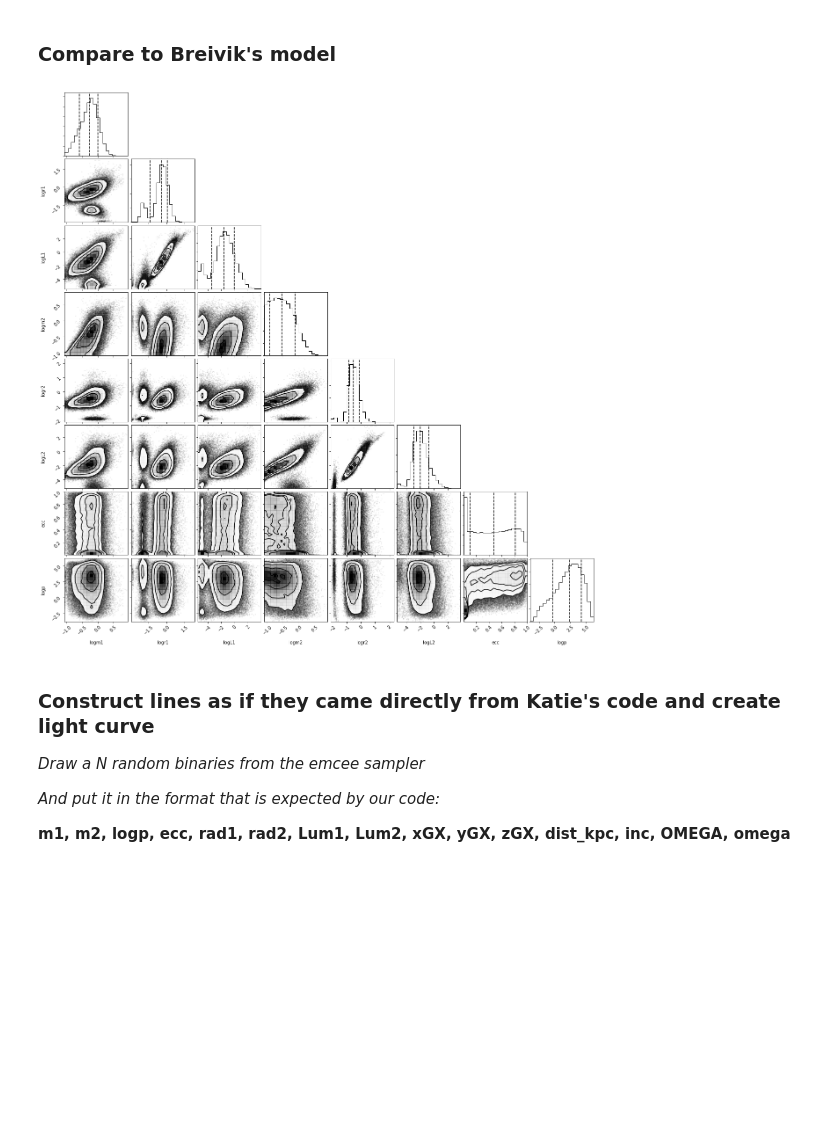
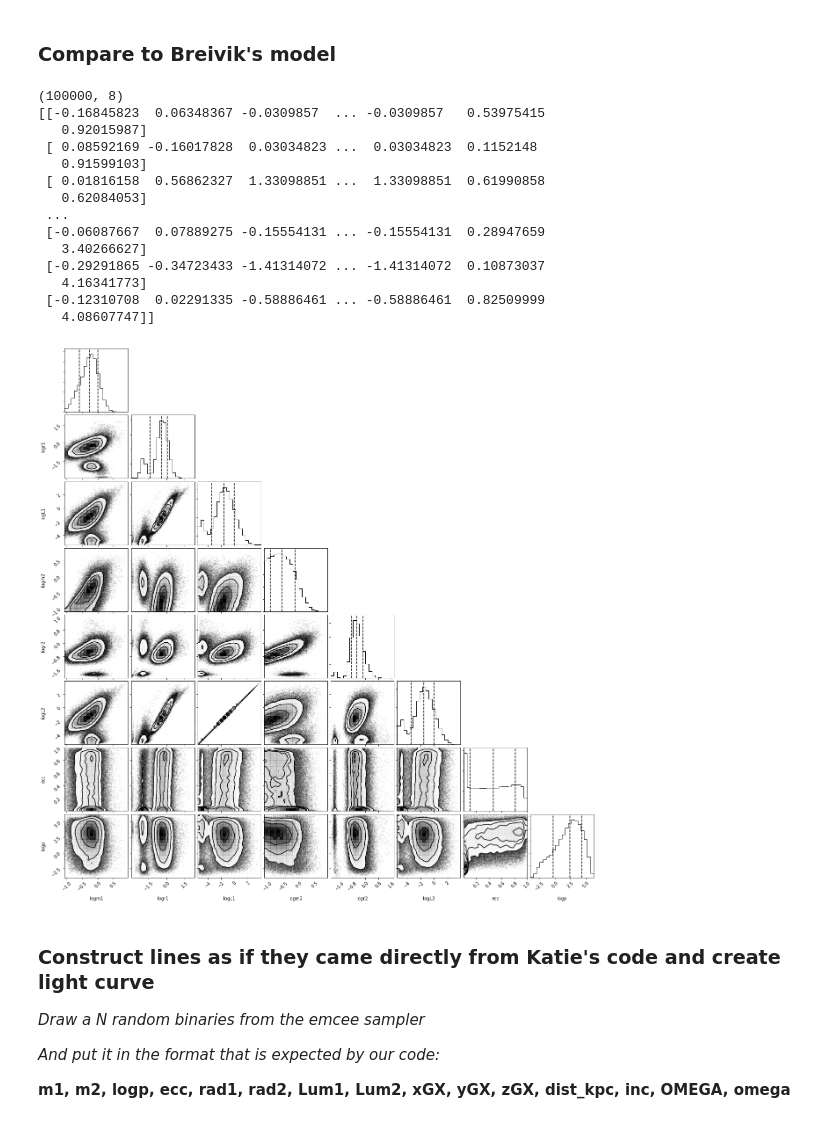
Before and after one commit to avapolzin/EBLSST, a Jupyter notebook: testing/TRILEGAL/getTRILEGAL.ipynb, the cells around one changed output. Saved outputs shown, nothing was run; the diff lists cells and outputs as text; code cells hidden in the pictures; blank space fills up the shorter version.

Commit message:
fixed my mistake in log for r and L in Breivik output

```diff
--- a/testing/TRILEGAL/getTRILEGAL.ipynb
+++ b/testing/TRILEGAL/getTRILEGAL.ipynb
@@ -379,26 +417,44 @@ TypeError: '<=' not supported between instances of 'float' and 'NoneType'
 # %% [markdown]
 ### Compare to Breivik's model
 # %%
-paramsNames = ['m1', 'logr1', 'logL1', 'm2', 'logr2', 'logL2', 'ecc', 'logp']
+paramsNames = ['m1', 'r1', 'L1', 'm2', 'r2', 'L1', 'ecc', 'logp']
 outNames = ['logm1', 'logr1', 'logL1', 'logm2', 'logr2', 'logL2', 'ecc', 'logp']
 reNames = {}
 for x,y in zip(paramsNames, outNames):
     reNames[x] = y
 
 BreivikBin = g.GxSample(int(1e5))
 
-check = pd.concat( [ BreivikBin[paramsNames[0]].apply(np.log10),
-                    BreivikBin[paramsNames[1:2]],
+check = pd.concat( [BreivikBin[paramsNames[0]].apply(np.log10),
+                    BreivikBin[paramsNames[1]].apply(np.log10),
+                    BreivikBin[paramsNames[2]].apply(np.log10),
                     BreivikBin[paramsNames[3]].apply(np.log10),
-                    BreivikBin[paramsNames[4:]],
+                    BreivikBin[paramsNames[4]].apply(np.log10),
+                    BreivikBin[paramsNames[5]].apply(np.log10),
+                    BreivikBin[paramsNames[6:]]
                    ], axis=1)
 check.rename(columns = reNames, inplace=True)
 
 #print(check)
-
+print(check.values.shape)
+print(check.values)
 f = corner.corner(check.values, labels = outNames, quantiles = [0.16, 0.5, 0.84])
 # %% [output]
+(100000, 8)
+[[-0.16845823  0.06348367 -0.0309857  ... -0.0309857   0.53975415
+   0.92015987]
+ [ 0.08592169 -0.16017828  0.03034823 ...  0.03034823  0.1152148
+   0.91599103]
+ [ 0.01816158  0.56862327  1.33098851 ...  1.33098851  0.61990858
+   0.62084053]
+ ...
+ [-0.06087667  0.07889275 -0.15554131 ... -0.15554131  0.28947659
+   3.40266627]
+ [-0.29291865 -0.34723433 -1.41314072 ... -1.41314072  0.10873037
+   4.16341773]
+ [-0.12310708  0.02291335 -0.58886461 ... -0.58886461  0.82509999
+   4.08607747]]
-[figure, old version]
+[figure, new version]
 # %% [markdown]
 ### Construct lines as if they came directly from Katie's code and create light curve
 
```
Also changed, not shown: parts of 6 cells of this notebook, 2 other files.
